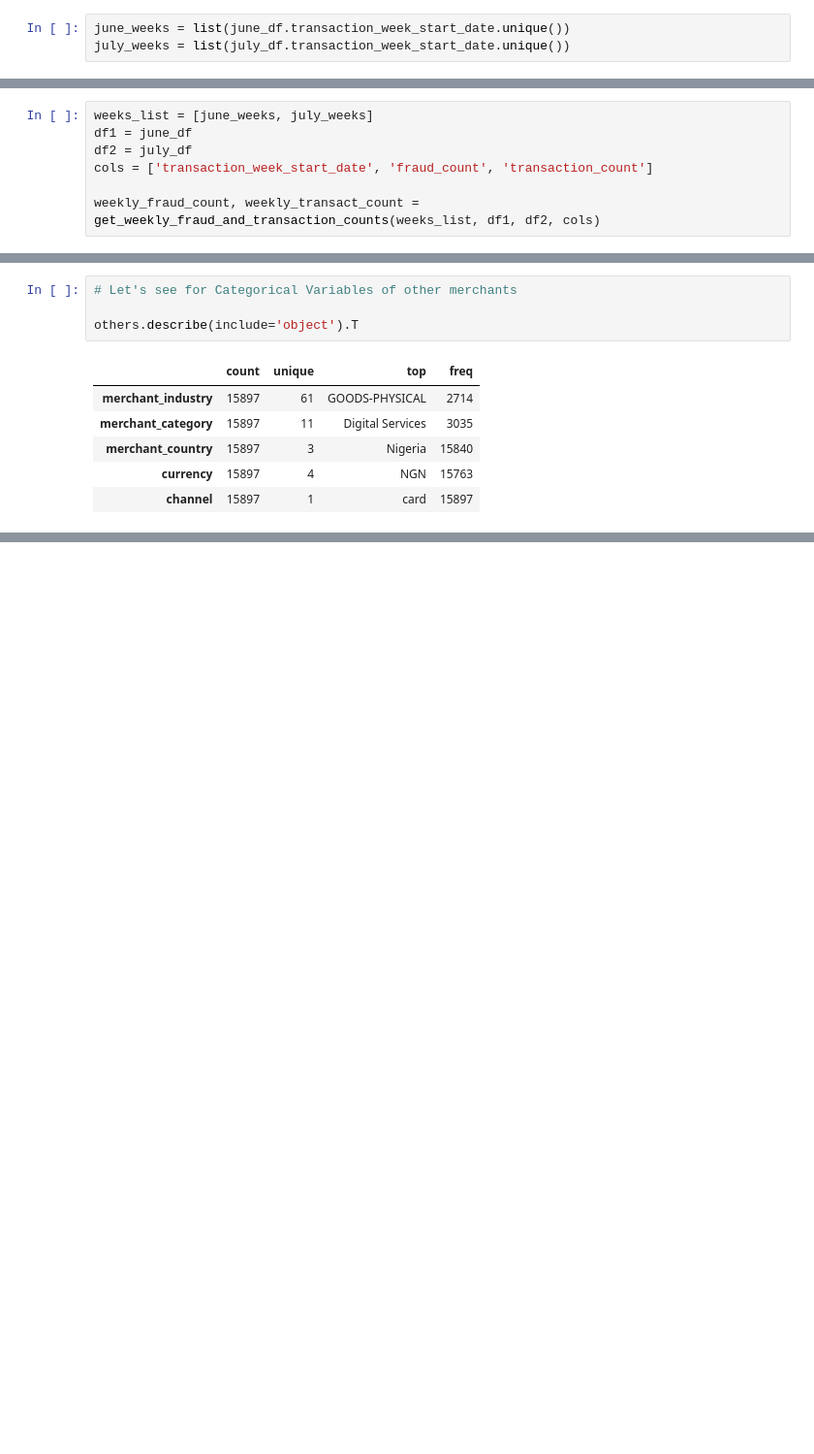
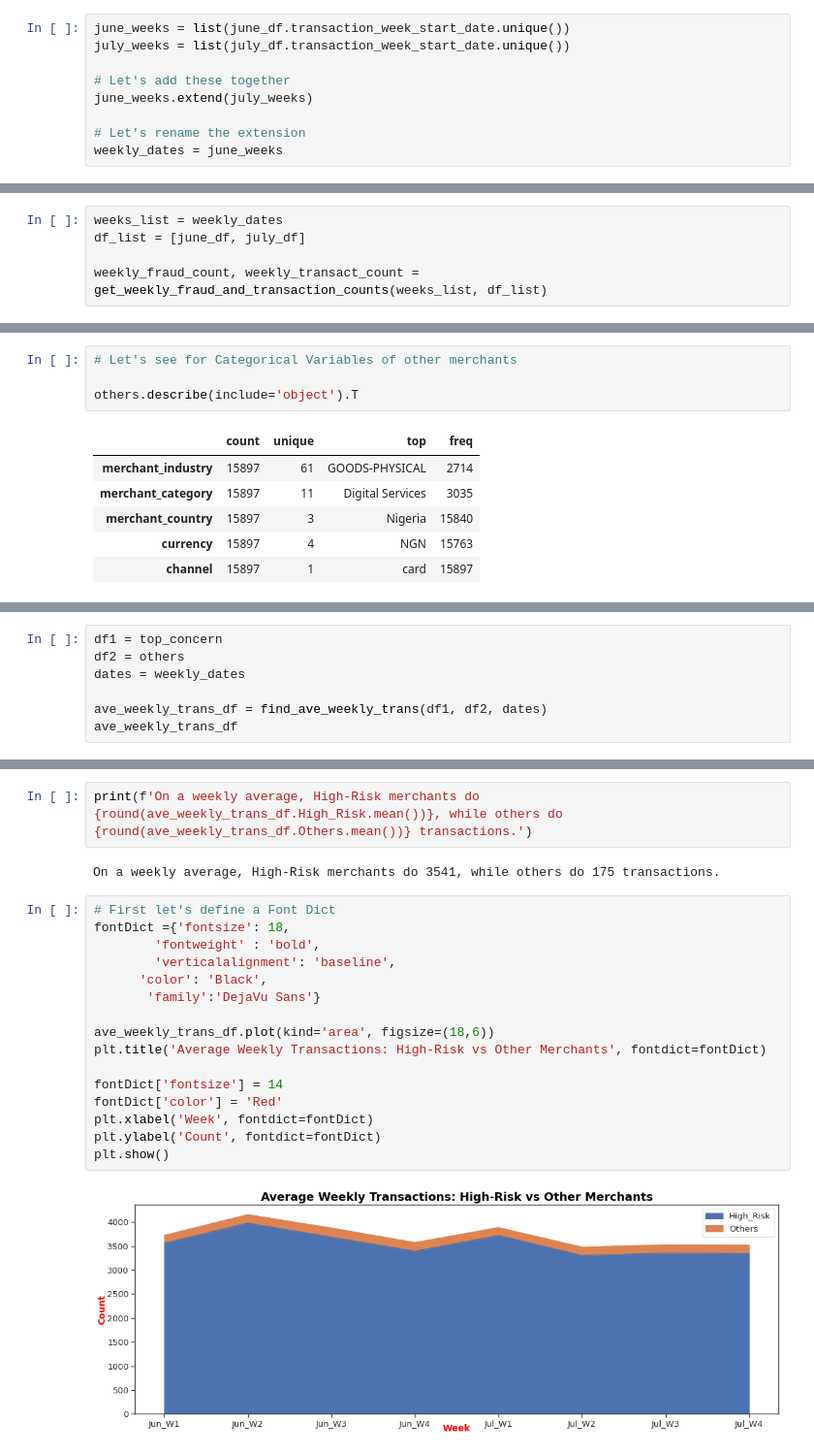
Before and after one commit to Lawrence-Krukrubo/fraud_analyst_assignment, a Jupyter notebook: fraud_analysis.ipynb, the cells around one changed output, grey strips where cells are left out. Shown: that part at 97% size. Drawn from its saved outputs; the diff is of its cells as text; blank space fills up the shorter version.

```diff
--- a/fraud_analysis.ipynb
+++ b/fraud_analysis.ipynb
@@ -775,3 +775,9 @@ MI-combined shape is: (17418, 8)
 # %%
 june_weeks = list(june_df.transaction_week_start_date.unique())
 july_weeks = list(july_df.transaction_week_start_date.unique())
+
+# Let's add these together
+june_weeks.extend(july_weeks)
+
+# Let's rename the extension
+weekly_dates = june_weeks
@@ -819,11 +828,9 @@ def get_weekly_fraud_and_transaction_counts(weeks_list, df1, df2, cols):
     return serie1, serie2
 # %%
-weeks_list = [june_weeks, july_weeks]
-df1 = june_df
-df2 = july_df
-cols = ['transaction_week_start_date', 'fraud_count', 'transaction_count']
+weeks_list = weekly_dates
+df_list = [june_df, july_df]
 
-weekly_fraud_count, weekly_transact_count = get_weekly_fraud_and_transaction_counts(weeks_list, df1, df2, cols)
+weekly_fraud_count, weekly_transact_count = get_weekly_fraud_and_transaction_counts(weeks_list, df_list)
 # %%
 weekly_fraud_count
 # %% [output]
@@ -1191,0 +1244,7 @@ We can check...
+# %%
+df1 = top_concern
+df2 = others
+dates = weekly_dates
+
+ave_weekly_trans_df = find_ave_weekly_trans(df1, df2, dates)
+ave_weekly_trans_df
@@ -1191,0 +1261,22 @@ We can check...
+# %%
+print(f'On a weekly average, High-Risk merchants do {round(ave_weekly_trans_df.High_Risk.mean())}, while others do {round(ave_weekly_trans_df.Others.mean())} transactions.')
+# %% [output]
+On a weekly average, High-Risk merchants do 3541, while others do 175 transactions.
+# %%
+# First let's define a Font Dict
+fontDict ={'fontsize': 18,
+        'fontweight' : 'bold',
+        'verticalalignment': 'baseline',
+      'color': 'Black',
+       'family':'DejaVu Sans'}
+
+ave_weekly_trans_df.plot(kind='area', figsize=(18,6))
+plt.title('Average Weekly Transactions: High-Risk vs Other Merchants', fontdict=fontDict)
+
+fontDict['fontsize'] = 14
+fontDict['color'] = 'Red'
+plt.xlabel('Week', fontdict=fontDict)
+plt.ylabel('Count', fontdict=fontDict)
+plt.show()
+# %% [output]
+[figure, added]
```
Also changed, not shown: parts of 27 cells of this notebook.
